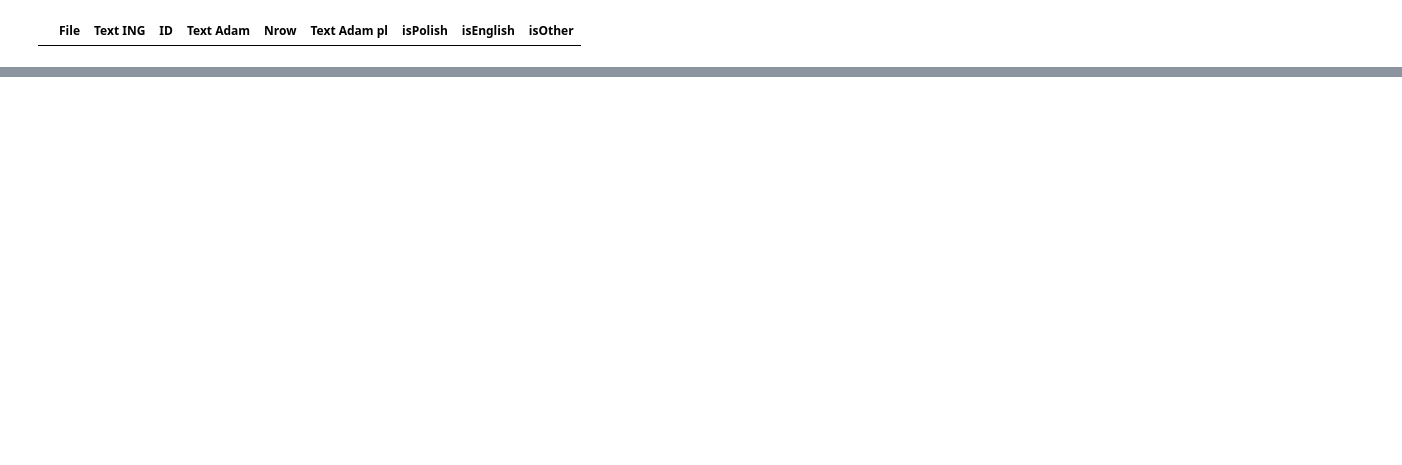
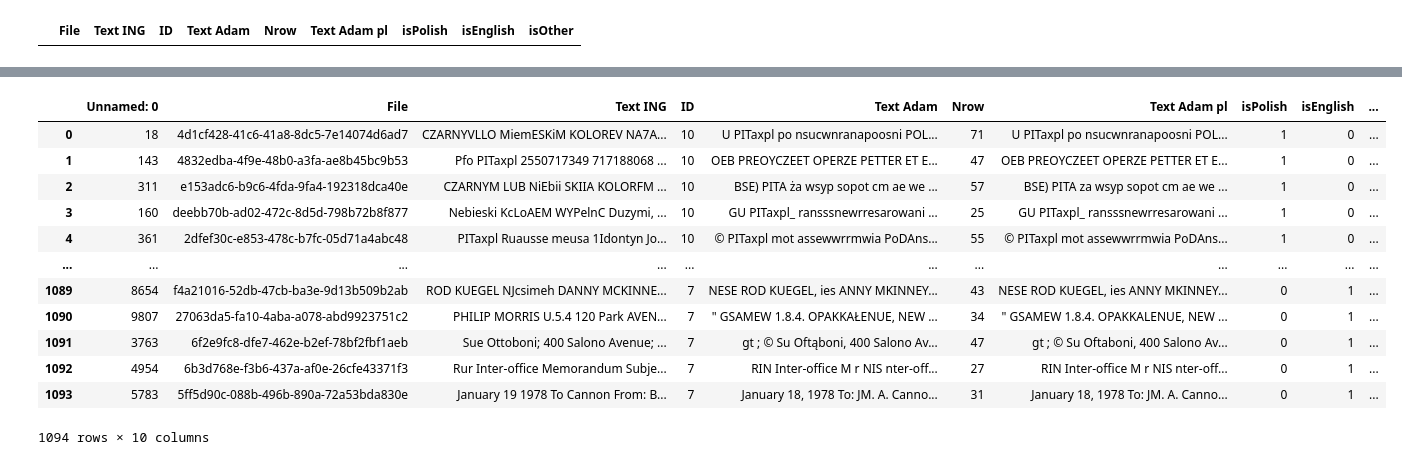
Before and after one commit to szymonsm/HackING_mISIe, a Jupyter notebook: compose_data.ipynb, the cells around one changed output, grey strips where cells are left out. Drawn from its saved outputs; the diff is of its cells as text; code cells hidden in the pictures; blank space fills up the shorter version.

```diff
--- a/compose_data.ipynb
+++ b/compose_data.ipynb
@@ -449,0 +484,17 @@ df2[df2['isPolish']==1]
+# %%
+test_data_modified = detect_polish_from_df(test_data)
+test_data_modified
+# %% [output]
+|  | Unnamed: 0 | File | Text ING | ID | Text Adam | Nrow | Text Adam pl | isPolish | isEnglish | ... |
+| 0 | 18 | 4d1cf428-41c6-41a8-8dc5-7e14074d6ad7 | CZARNYVLLO MiemESKiM KOLOREV NA7A... | 10 | U PITaxpl po nsucwnranapoosni POL... | 71 | U PITaxpl po nsucwnranapoosni POL... | 1 | 0 | ... |
+| 1 | 143 | 4832edba-4f9e-48b0-a3fa-ae8b45bc9b53 | Pfo PITaxpl 2550717349 717188068 ... | 10 | OEB PREOYCZEET OPERZE PETTER ET E... | 47 | OEB PREOYCZEET OPERZE PETTER ET E... | 1 | 0 | ... |
+| 2 | 311 | e153adc6-b9c6-4fda-9fa4-192318dca40e | CZARNYM LUB NiEbii SKIIA KOLORFM ... | 10 | BSE) PITA ża wsyp sopot cm ae we ... | 57 | BSE) PITA za wsyp sopot cm ae we ... | 1 | 0 | ... |
+| 3 | 160 | deebb70b-ad02-472c-8d5d-798b72b8f877 | Nebieski KcLoAEM WYPelnC Duzymi, ... | 10 | GU PITaxpl_ ransssnewrresarowani ... | 25 | GU PITaxpl_ ransssnewrresarowani ... | 1 | 0 | ... |
+| 4 | 361 | 2dfef30c-e853-478c-b7fc-05d71a4abc48 | PITaxpl Ruausse meusa 1Idontyn Jo... | 10 | © PITaxpl mot assewwrrmwia PoDAns... | 55 | © PITaxpl mot assewwrrmwia PoDAns... | 1 | 0 | ... |
+| ... | ... | ... | ... | ... | ... | ... | ... | ... | ... | ... |
+| 1089 | 8654 | f4a21016-52db-47cb-ba3e-9d13b509b2ab | ROD KUEGEL NJcsimeh DANNY MCKINNE... | 7 | NESE ROD KUEGEL, ies ANNY MKINNEY... | 43 | NESE ROD KUEGEL, ies ANNY MKINNEY... | 0 | 1 | ... |
+| 1090 | 9807 | 27063da5-fa10-4aba-a078-abd9923751c2 | PHILIP MORRIS U.5.4 120 Park AVEN... | 7 | " GSAMEW 1.8.4. OPAKKAŁENUE, NEW ... | 34 | " GSAMEW 1.8.4. OPAKKALENUE, NEW ... | 0 | 1 | ... |
+| 1091 | 3763 | 6f2e9fc8-dfe7-462e-b2ef-78bf2fbf1aeb | Sue Ottoboni; 400 Salono Avenue; ... | 7 | gt ; © Su Oftąboni, 400 Salono Av... | 47 | gt ; © Su Oftaboni, 400 Salono Av... | 0 | 1 | ... |
+| 1092 | 4954 | 6b3d768e-f3b6-437a-af0e-26cfe43371f3 | Rur Inter-office Memorandum Subje... | 7 | RIN Inter-office M r NIS nter-off... | 27 | RIN Inter-office M r NIS nter-off... | 0 | 1 | ... |
+| 1093 | 5783 | 5ff5d90c-088b-496b-890a-72a53bda830e | January 19 1978 To Cannon From: B... | 7 | January 18, 1978 To: JM. A. Canno... | 31 | January 18, 1978 To: JM. A. Canno... | 0 | 1 | ... |
+1094 rows × 10 columns
```
Also changed, not shown: parts of 5 cells of this notebook, 2 other files.
